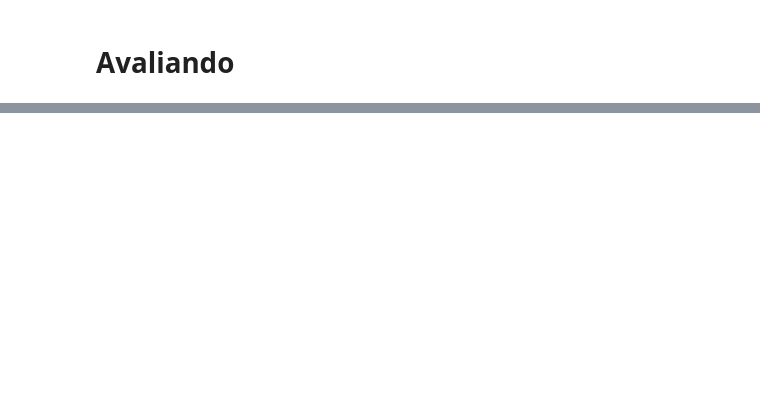
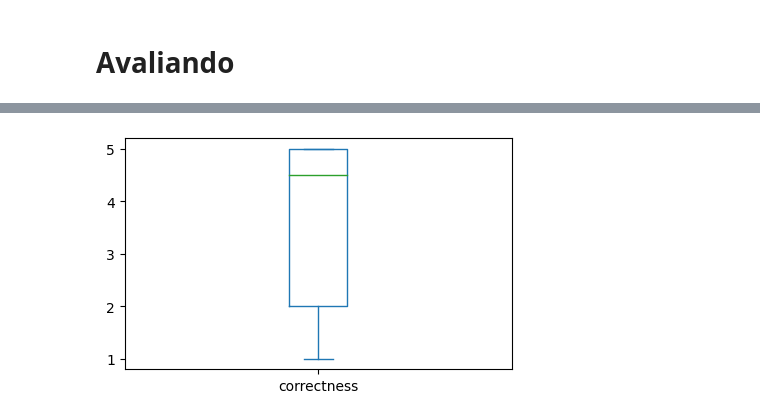
Before and after one commit to rsabilio/ia024-projeto-rag, a Jupyter notebook: 2_rag_bm25.ipynb, the cells around one changed output, grey strips where cells are left out. Saved outputs shown, nothing was run; the diff lists cells and outputs as text; code cells hidden in the pictures; blank space fills up the shorter version.

```diff
--- a/2_rag_bm25.ipynb
+++ b/2_rag_bm25.ipynb
@@ -304,0 +710,4 @@ df
+# %%
+df_completo['correctness'].plot(kind='box', figsize=(5, 3));
+# %% [output]
+[figure, added]
```
Also changed, not shown: parts of 38 cells of this notebook.
